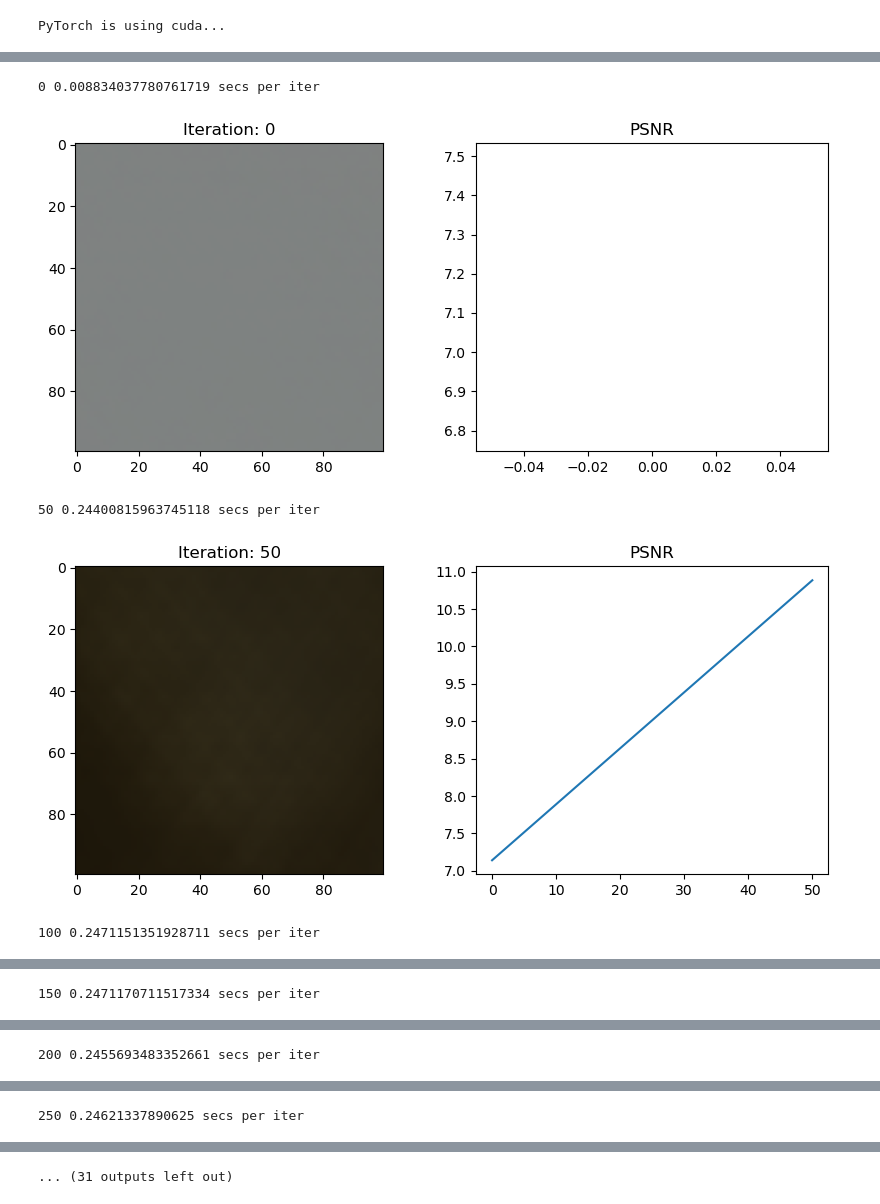
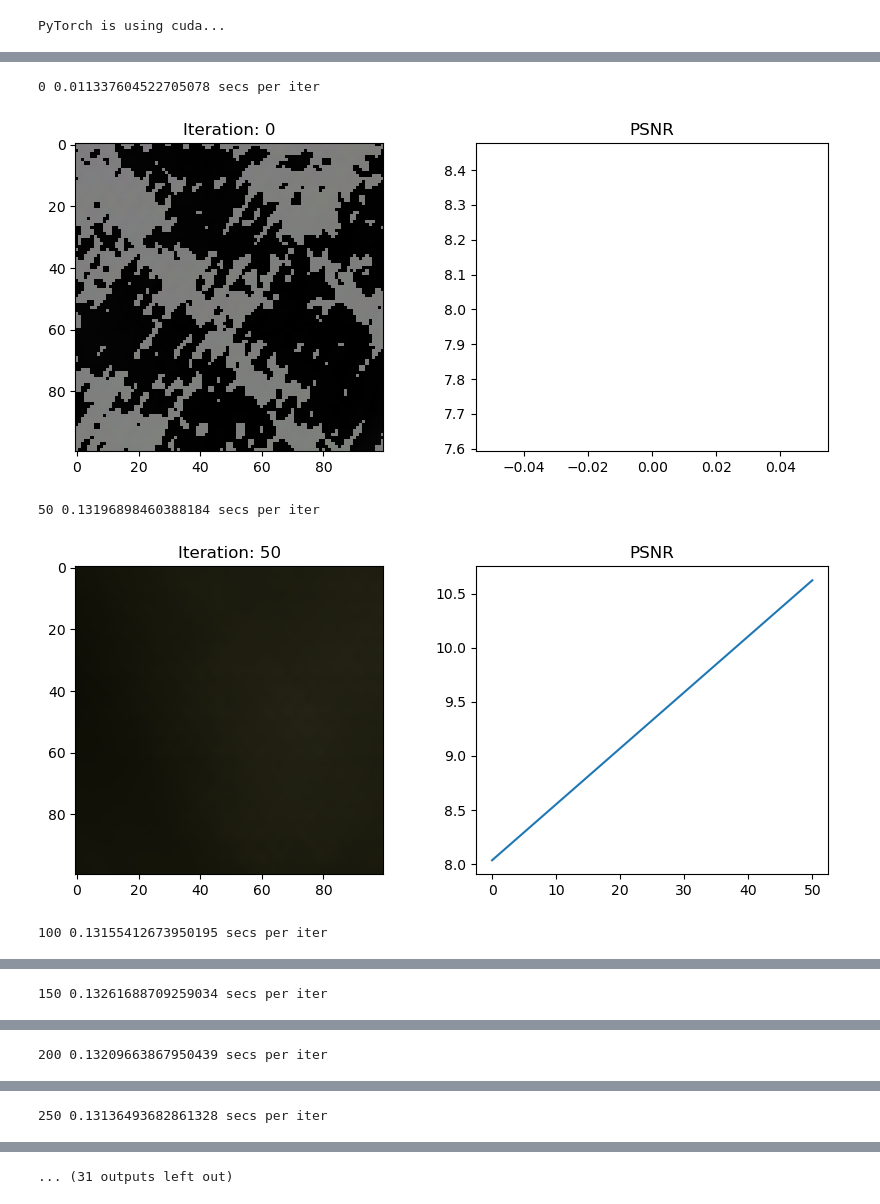
Before and after one commit to albertxwz/mynerf, a Jupyter notebook: tiny_nerf.ipynb, the cells around one changed output, grey strips where cells are left out. Saved outputs shown, nothing was run; the diff lists cells and outputs as text; code cells hidden in the pictures.

Commit message:
trained on lego. but slow to converge

```diff
--- a/tiny_nerf.ipynb
+++ b/tiny_nerf.ipynb
@@ -48,10 +50,13 @@ embed_fn = posenc
 
 def get_rays(H, W, focal, c2w):
 
-    i, j = torch.meshgrid(torch.arange(H, dtype=torch.float), torch.arange(W, dtype=torch.float), indexing="xy")
-    dirs = torch.stack([(i-W*.5)/focal, -(j-H*.5)/focal, -torch.ones_like(i)], -1).to(device) # H x W x 3
+    # i, j = torch.meshgrid(torch.arange(H, dtype=torch.float), torch.arange(W, dtype=torch.float), indexing="xy")
+    # dirs = torch.stack([(i-W*.5)/focal, -(j-H*.5)/focal, -torch.ones_like(i)], -1).to(device) # H x W x 3
+    i, j = np.meshgrid(np.arange(H, dtype=np.float32), np.arange(W, dtype=np.float32), indexing='xy')
+    dirs = np.stack([(i-W*.5)/focal, -(j-H*.5)/focal, -np.ones_like(i)], -1)
+    dirs = torch.tensor(dirs, dtype=torch.float32)
     rays_d = torch.sum(dirs[..., None, :] * c2w[:3, :3], -1) # correct one
-    # rays_d = torch.matmul(dirs, c2w[:3, :3].transpose(1, 0)) # it should be the same as the above one?
+    # rays_d = torch.matmul(dirs, c2w[:3, :3].transpose(1, 0)) # it should be the same as the above one? no, since precision error
     rays_o = c2w[:3, -1].expand_as(rays_d)
     # rays_o: H x W x 3 start of the rays
     # rays_d: H x W x 3 dir of the rays
@@ -66,15 +71,15 @@ class TinyNerf(nn.Module):
         self.block1 = nn.Sequential(
             nn.Linear(input_size, hidden_size), nn.ReLU(),
             nn.Linear(hidden_size, hidden_size), nn.ReLU(),
-            nn.Linear(hidden_size, hidden_size), nn.ReLU(),
-            nn.Linear(hidden_size, hidden_size), nn.ReLU(),
+            # nn.Linear(hidden_size, hidden_size), nn.ReLU(),
+            # nn.Linear(hidden_size, hidden_size), nn.ReLU(),
         )
 
         self.block2 = nn.Sequential(
             nn.Linear(input_size + hidden_size, hidden_size), nn.ReLU(),
             nn.Linear(hidden_size, hidden_size), nn.ReLU(),
-            nn.Linear(hidden_size, hidden_size), nn.ReLU(),
-            nn.Linear(hidden_size, hidden_size), nn.ReLU(),
+            # nn.Linear(hidden_size, hidden_size), nn.ReLU(),
+            # nn.Linear(hidden_size, hidden_size), nn.ReLU(),
         )
 
         # final layer
@@ -91,6 +96,7 @@ class TinyNerf(nn.Module):
     def forward(self, x):
         out = self.block1(x)
         out = self.block2(torch.concat([out, x], -1))
+        # out = self.block2(out)
         return self.output_layer(out)
 # %%
 def render_rays(model, rays_o, rays_d, near, far, N_samples, rand=False):
@@ -102,10 +108,14 @@ def render_rays(model, rays_o, rays_d, near, far, N_samples, rand=False):
         )
 
     # queries
-    z_vals = torch.linspace(near, far, N_samples, device=device)
+    z_vals = torch.linspace(near, far, N_samples+1, device=device)[:-1] + (far - near) / N_samples * .5
     # z_vals = z_vals[None, None, :].expand(rays_o.shape[0], rays_o.shape[1], -1)
     if rand:
-        z_vals = z_vals + torch.rand(list(rays_o.shape[:-1]) + [N_samples], device=device) * (far - near) / N_samples
+        if model.training:
+            z_vals = z_vals + (torch.rand(list(rays_o.shape[:-1]) + [N_samples], device=device) - .5) * (far - near) / N_samples
+        else:
+            np.random.seed(0)
+            z_vals = z_vals + torch.tensor(np.random.rand(*(list(rays_o.shape[:-1]) + [N_samples])) - .5, dtype=torch.float32) * (far - near) / N_samples
     # print("z_vals:", z_vals)
 
     # query points shape: H x W x N_sample x 3
@@ -127,10 +137,15 @@ def render_rays(model, rays_o, rays_d, near, far, N_samples, rand=False):
     sigma_a = torch.relu(raw[..., 3])
     rgb = torch.sigmoid(raw[..., :3])
 
+    # dists = torch.concat(
+    #     [z_vals[..., 1:] - z_vals[..., :-1], torch.tensor([1e10], device=device).expand_as(z_vals[..., -1:])],
+    #     -1,
+    # )
     dists = torch.concat(
-        [z_vals[..., 1:] - z_vals[..., :-1], torch.tensor([1e10], device=device).expand_as(z_vals[..., -1:])],
+        [torch.sum((pts[..., 1:, :] - pts[..., :-1, :])**2., -1)**.5, torch.tensor([1e10], device=device).expand(list(pts.shape[:-2]) + [1])],
         -1,
     )
+
     # print(dists)
 
     alpha = 1. - torch.exp(-sigma_a * dists)
@@ -179,7 +175,8 @@ torch.Size([3, 3, 3])
 import torch.optim as optim
 import torch.nn.functional as F
 
-model = TinyNerf().to(device=device)
+model = TinyNerf()
+model = model.to(device)
 optimizer = optim.Adam(model.parameters(), lr = 5e-4)
 
 N_samples = 64
@@ -195,6 +192,7 @@ import time
 t = time.time()
 
 for i in range(N_iters + 1):
+    model.train()
     optimizer.zero_grad()
 
     img_i = np.random.randint(images.shape[0])
@@ -208,35 +206,36 @@ for i in range(N_iters + 1):
 
     loss = F.mse_loss(rgb, target)
 
     loss.backward()
     optimizer.step()
 
     if i % i_plot == 0:
+        model.eval()
         print(i, (time.time() - t) / i_plot, 'secs per iter')
         t = time.time()
 
         # Render the holdout view for logging
         rays_o, rays_d = get_rays(H, W, focal, testpose)
         rgb, depth, acc = render_rays(model, rays_o, rays_d, near=2., far=6., N_samples=N_samples)
         loss = F.mse_loss(rgb, testimg)
         psnr = -10. * torch.log10(loss)
 
         psnrs.append(psnr.detach().cpu().numpy())
         iternums.append(i)
 
         plt.figure(figsize=(10,4))
         plt.subplot(121)
         plt.imshow(rgb.detach().cpu().numpy())
         plt.title(f'Iteration: {i}')
         plt.subplot(122)
         plt.plot(iternums, psnrs)
         plt.title('PSNR')
         plt.show()
 
 print("Done.")
 # %% [output]
-0 0.008834037780761719 secs per iter
+0 0.011337604522705078 secs per iter
-[figure, old version]
+[figure, new version]
-50 0.24400815963745118 secs per iter
+50 0.13196898460388184 secs per iter
-[figure, old version]
+[figure, new version]
-100 0.2471151351928711 secs per iter
+100 0.13155412673950195 secs per iter
@@ -244 +243 @@ print("Done.")
-150 0.2471170711517334 secs per iter
+150 0.13261688709259034 secs per iter
@@ -246 +245 @@ print("Done.")
-200 0.2455693483352661 secs per iter
+200 0.13209663867950439 secs per iter
@@ -248 +247 @@ print("Done.")
-250 0.24621337890625 secs per iter
+250 0.13136493682861328 secs per iter
```
Also changed, not shown: parts of 3 cells of this notebook, 11 other files.
